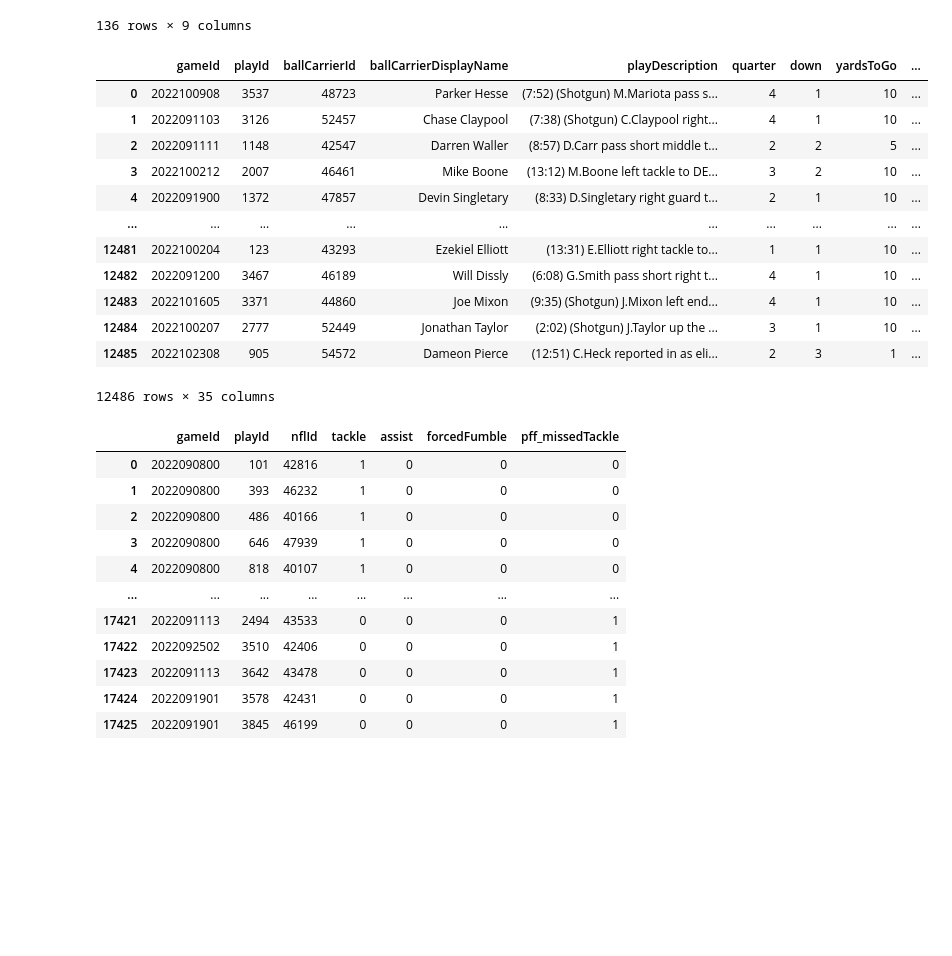
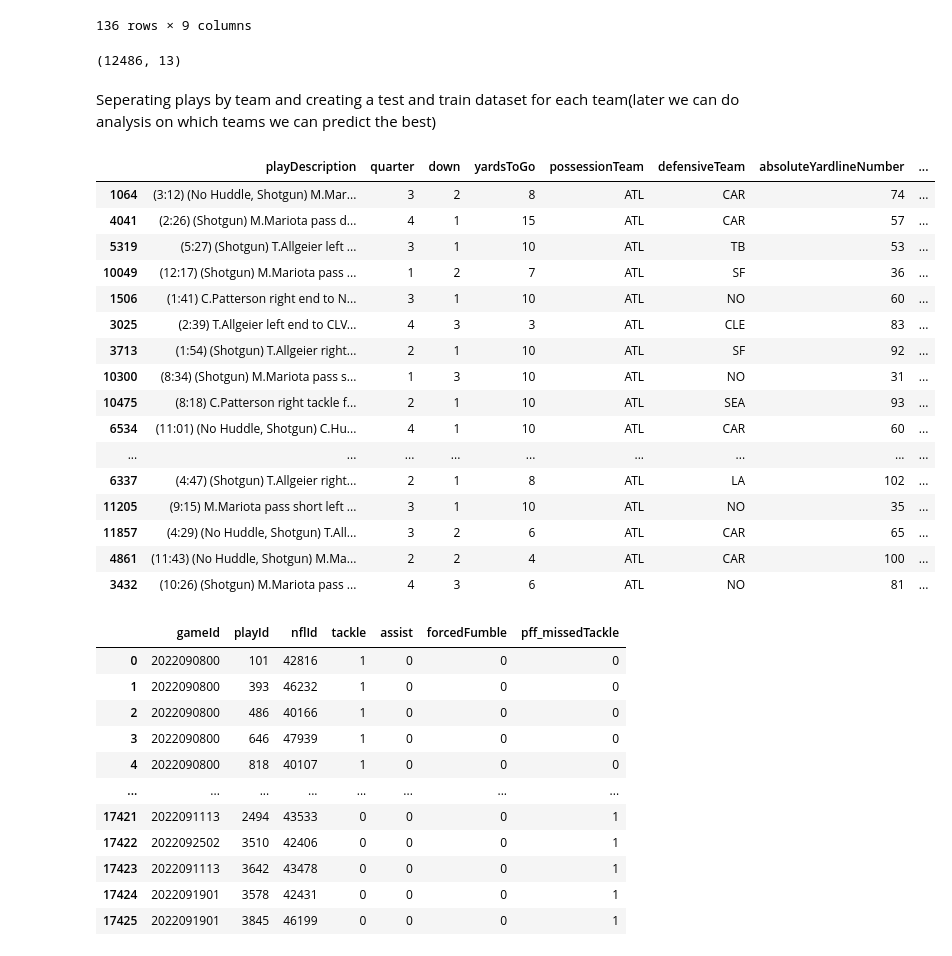
Before and after one commit to ndamle2/COGS118BProject, a Jupyter notebook: Load_data.ipynb, the cells around one changed output. Saved outputs shown, nothing was run; the diff lists cells and outputs as text; code cells hidden in the pictures; blank space fills up the shorter version.

Commit message:
Load in basic train/test set

```diff
--- a/Load_data.ipynb
+++ b/Load_data.ipynb
@@ -26,21 +26,46 @@ games_df
 136 rows × 9 columns
 # %%
 plays_df = pd.read_csv("C:/Users/jesse/Desktop/CSE141L/COGS118BProject/Data/nfl-big-data-bowl-2024/plays.csv")
-plays_df
+plays_df = plays_df[["playDescription" , "quarter", "down", "yardsToGo", "possessionTeam","defensiveTeam","absoluteYardlineNumber", "gameClock", "preSnapHomeScore","preSnapVisitorScore","passResult", "offenseFormation", "defendersInTheBox"]]
+plays_df.shape
 # %% [output]
-|  | gameId | playId | ballCarrierId | ballCarrierDisplayName | playDescription | quarter | down | yardsToGo | ... |
-| 0 | 2022100908 | 3537 | 48723 | Parker Hesse | (7:52) (Shotgun) M.Mariota pass s... | 4 | 1 | 10 | ... |
-| 1 | 2022091103 | 3126 | 52457 | Chase Claypool | (7:38) (Shotgun) C.Claypool right... | 4 | 1 | 10 | ... |
-| 2 | 2022091111 | 1148 | 42547 | Darren Waller | (8:57) D.Carr pass short middle t... | 2 | 2 | 5 | ... |
-| 3 | 2022100212 | 2007 | 46461 | Mike Boone | (13:12) M.Boone left tackle to DE... | 3 | 2 | 10 | ... |
-| 4 | 2022091900 | 1372 | 47857 | Devin Singletary | (8:33) D.Singletary right guard t... | 2 | 1 | 10 | ... |
-| ... | ... | ... | ... | ... | ... | ... | ... | ... | ... |
-| 12481 | 2022100204 | 123 | 43293 | Ezekiel Elliott | (13:31) E.Elliott right tackle to... | 1 | 1 | 10 | ... |
-| 12482 | 2022091200 | 3467 | 46189 | Will Dissly | (6:08) G.Smith pass short right t... | 4 | 1 | 10 | ... |
-| 12483 | 2022101605 | 3371 | 44860 | Joe Mixon | (9:35) (Shotgun) J.Mixon left end... | 4 | 1 | 10 | ... |
-| 12484 | 2022100207 | 2777 | 52449 | Jonathan Taylor | (2:02) (Shotgun) J.Taylor up the ... | 3 | 1 | 10 | ... |
-| 12485 | 2022102308 | 905 | 54572 | Dameon Pierce | (12:51) C.Heck reported in as eli... | 2 | 3 | 1 | ... |
-12486 rows × 35 columns
+(12486, 13)
+# %% [markdown]
+Seperating plays by team and creating a test and train dataset for each team(later we can do analysis on which teams we can predict the best)
+# %%
+teams = plays_df.possessionTeam.unique()
+#empty dictionary of team names
+plays_df_by_team_test = {x : pd.DataFrame() for x in teams}
+plays_df_by_team_train = {x : pd.DataFrame() for x in teams}
+#fills dictionary with all plays according to possesion team
+for team in plays_df_by_team_test.keys():
+    plays_df_by_team_test[team] = plays_df[:][plays_df.possessionTeam == team]
+#seperate into train and test sets seperated by team
+for team in plays_df_by_team_test.keys():
+    rows = len(plays_df_by_team_test[team])
+    rand_idx = np.random.randint(0, rows,size = int(rows/10))
+    plays_df_by_team_train[team] = plays_df_by_team_test[team].drop(plays_df_by_team_test[team].index[rand_idx])
+    plays_df_by_team_test[team] = plays_df_by_team_test[team].iloc[rand_idx]
+
+plays_df_by_team_test['ATL']
+# %% [output]
+|  | playDescription | quarter | down | yardsToGo | possessionTeam | defensiveTeam | absoluteYardlineNumber | ... |
+| 1064 | (3:12) (No Huddle, Shotgun) M.Mar... | 3 | 2 | 8 | ATL | CAR | 74 | ... |
+| 4041 | (2:26) (Shotgun) M.Mariota pass d... | 4 | 1 | 15 | ATL | CAR | 57 | ... |
+| 5319 | (5:27) (Shotgun) T.Allgeier left ... | 3 | 1 | 10 | ATL | TB | 53 | ... |
+| 10049 | (12:17) (Shotgun) M.Mariota pass ... | 1 | 2 | 7 | ATL | SF | 36 | ... |
+| 1506 | (1:41) C.Patterson right end to N... | 3 | 1 | 10 | ATL | NO | 60 | ... |
+| 3025 | (2:39) T.Allgeier left end to CLV... | 4 | 3 | 3 | ATL | CLE | 83 | ... |
+| 3713 | (1:54) (Shotgun) T.Allgeier right... | 2 | 1 | 10 | ATL | SF | 92 | ... |
+| 10300 | (8:34) (Shotgun) M.Mariota pass s... | 1 | 3 | 10 | ATL | NO | 31 | ... |
+| 10475 | (8:18) C.Patterson right tackle f... | 2 | 1 | 10 | ATL | SEA | 93 | ... |
+| 6534 | (11:01) (No Huddle, Shotgun) C.Hu... | 4 | 1 | 10 | ATL | CAR | 60 | ... |
+| ... | ... | ... | ... | ... | ... | ... | ... | ... |
+| 6337 | (4:47) (Shotgun) T.Allgeier right... | 2 | 1 | 8 | ATL | LA | 102 | ... |
+| 11205 | (9:15) M.Mariota pass short left ... | 3 | 1 | 10 | ATL | NO | 35 | ... |
+| 11857 | (4:29) (No Huddle, Shotgun) T.All... | 3 | 2 | 6 | ATL | CAR | 65 | ... |
+| 4861 | (11:43) (No Huddle, Shotgun) M.Ma... | 2 | 2 | 4 | ATL | CAR | 100 | ... |
+| 3432 | (10:26) (Shotgun) M.Mariota pass ... | 4 | 3 | 6 | ATL | NO | 81 | ... |
 # %%
 tackles_df = pd.read_csv("C:/Users/jesse/Desktop/CSE141L/COGS118BProject/Data/nfl-big-data-bowl-2024/tackles.csv")
 tackles_df
```
Also changed, not shown: parts of 1 cell of this notebook.
